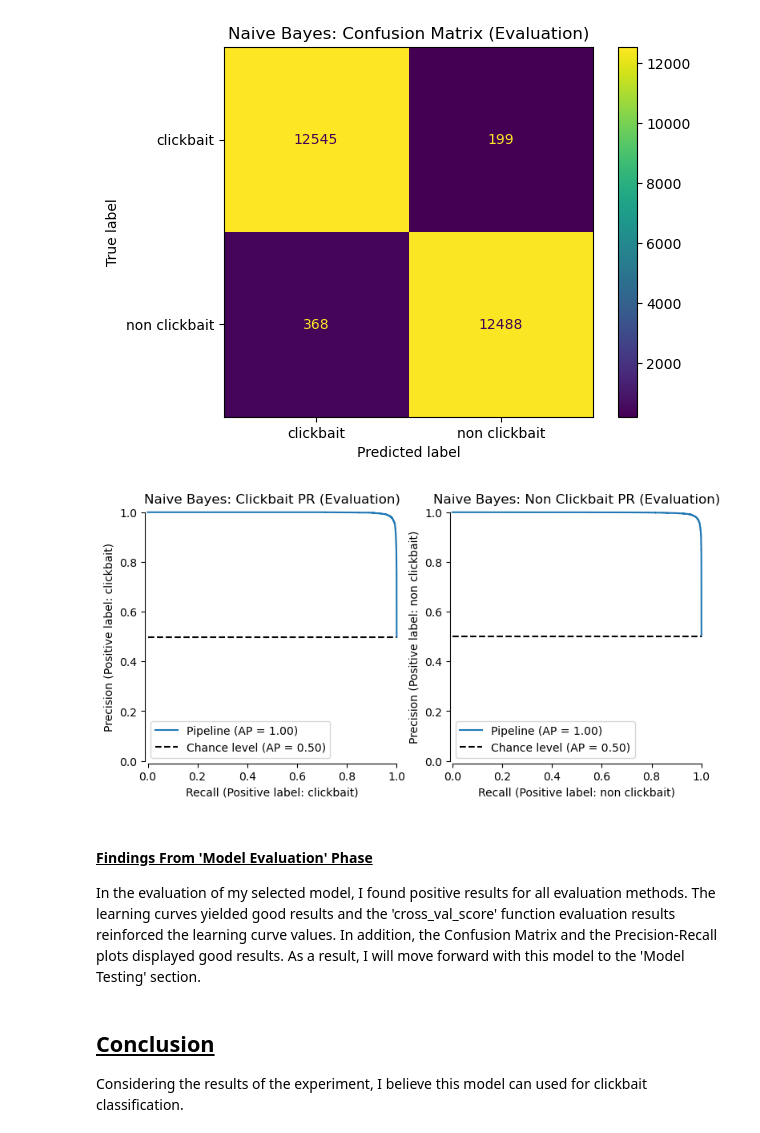
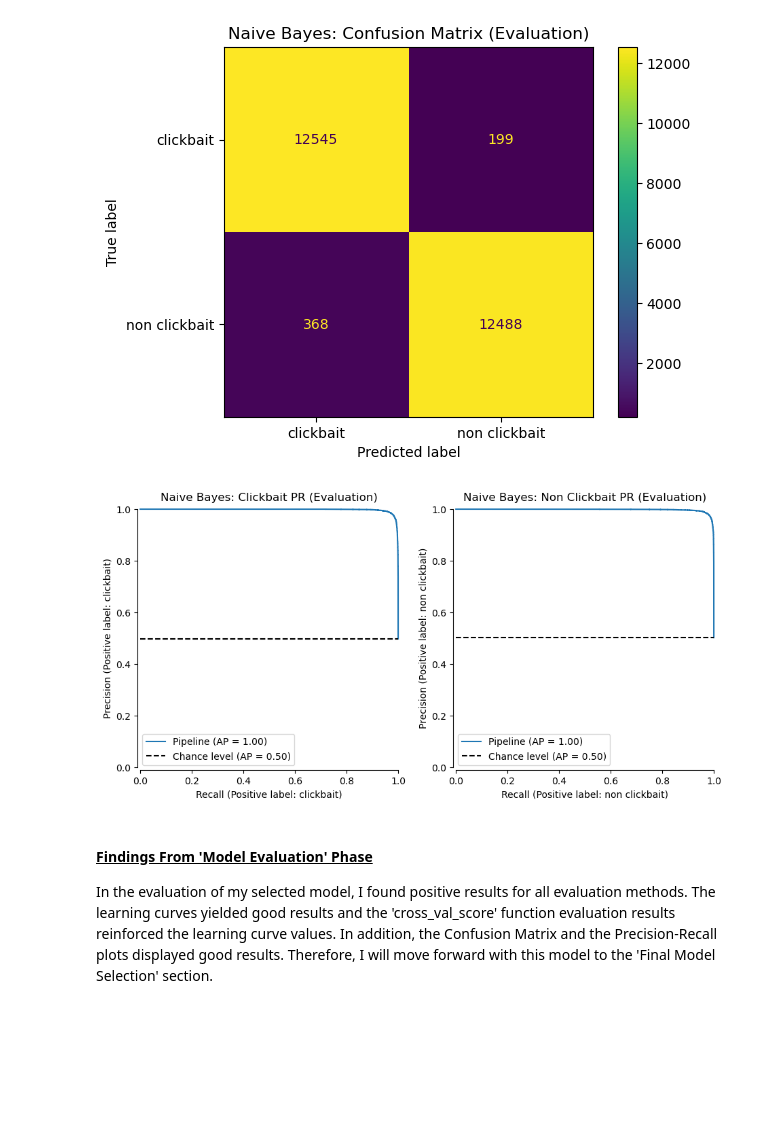
Before and after one commit to J-M-Bell/ClickbaitClassifierModel, a Jupyter notebook: NBClickbaitClassifier.ipynb, the cells around one changed output. Drawn from its saved outputs; the diff is of its cells as text; code cells hidden in the pictures; blank space fills up the shorter version.

Commit message:
NBClickbaitClassifier - name change; added detail to plots

```diff
--- a/NBClickbaitClassifier.ipynb
+++ b/NBClickbaitClassifier.ipynb
@@ -153,20 +155,17 @@ disp.ax_.set_title("Naive Bayes: Confusion Matrix (Evaluation)")
 Text(0.5, 1.0, 'Naive Bayes: Confusion Matrix (Evaluation)')
 [figure]
 # %%
-fig, axs = plt.subplots(1, 2, figsize=(9, 9))
+fig, axs = plt.subplots(1, 2, figsize=(11, 11))
 axs = axs.flatten()
 count = 0
 for label in train_labels:
     disp = PrecisionRecallDisplay.from_estimator(nb_classifier, X_train, y_train, ax=axs[count], pos_label=label, plot_chance_level=True, despine=True)
     disp.ax_.set_title(f"Naive Bayes: {label.title()} PR (Evaluation)")
     count += 1
 
 plt.show()
 # %% [output]
-[figure, old version]
+[figure, new version]
 # %% [markdown]
 <h4><strong><u>Findings From 'Model Evaluation' Phase</u></strong></h4>
-In the evaluation of my selected model, I found positive results for all evaluation methods. The learning curves yielded good results and the 'cross_val_score' function evaluation results reinforced the learning curve values. In addition, the Confusion Matrix and the Precision-Recall plots displayed good results. As a result, I will move forward with this model to the 'Model Testing' section.
+In the evaluation of my selected model, I found positive results for all evaluation methods. The learning curves yielded good results and the 'cross_val_score' function evaluation results reinforced the learning curve values. In addition, the Confusion Matrix and the Precision-Recall plots displayed good results. Therefore, I will move forward with this model to the 'Final Model Selection' section.
-# %% [markdown]
-<h2><strong><u>Conclusion</u></strong></h2>
-Considering the results of the experiment, I believe this model can used for clickbait classification.
```
Also changed, not shown: parts of 3 cells of this notebook.
